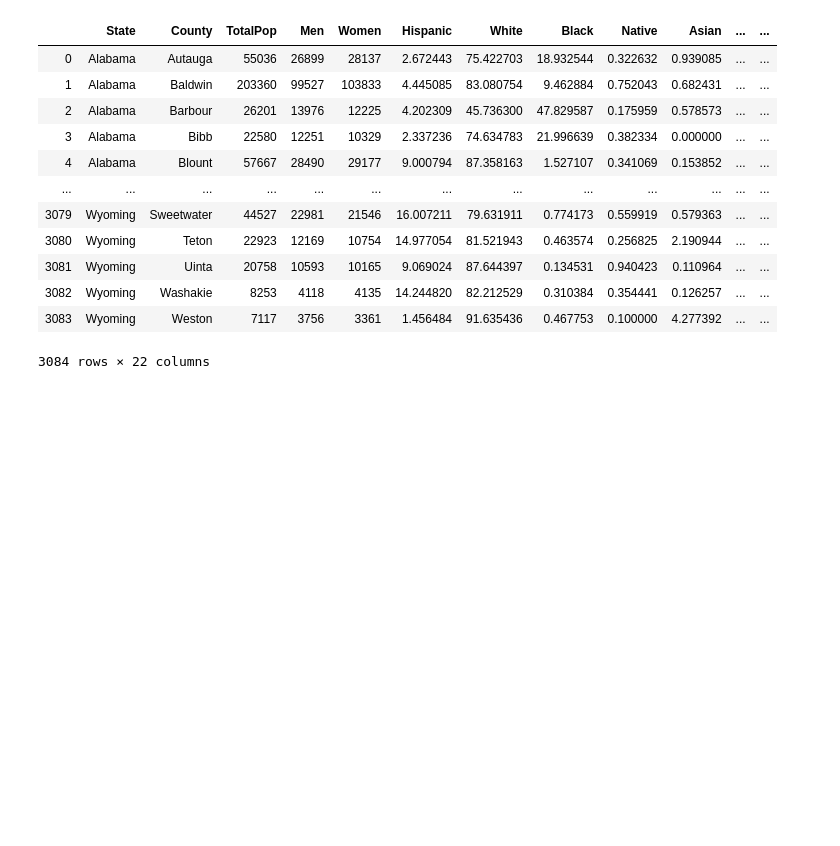
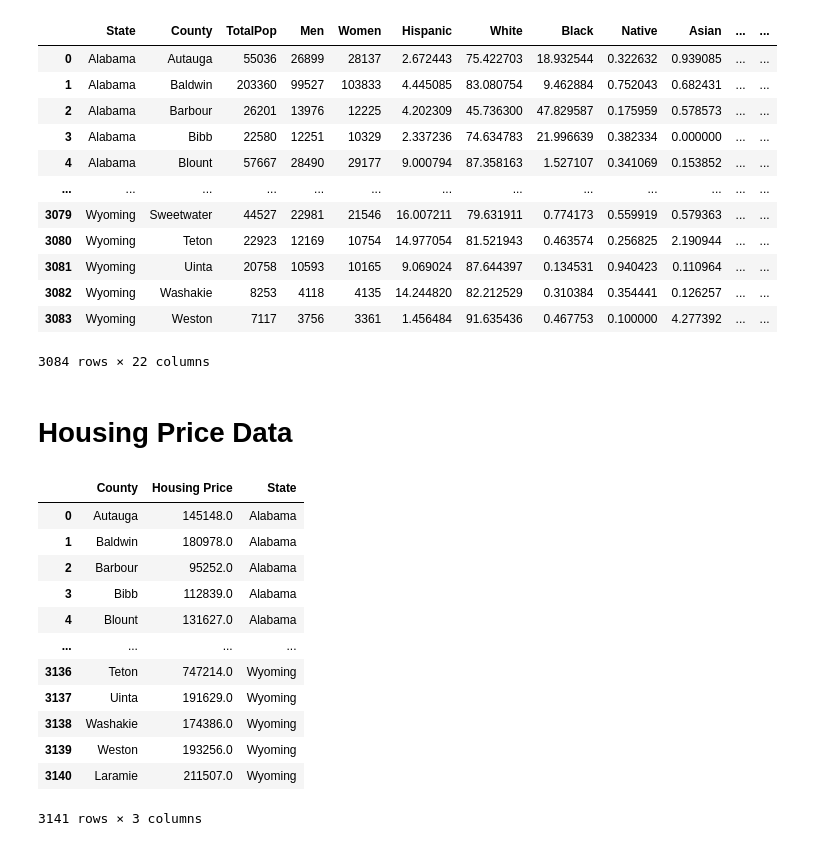
Before and after one commit to li-boxuan/05839-final-project, a Jupyter notebook: eda/data_clean.ipynb, the cells around one changed output. Drawn from its saved outputs; the diff is of its cells as text; code cells hidden in the pictures; blank space fills up the shorter version.

```diff
--- a/eda/data_clean.ipynb
+++ b/eda/data_clean.ipynb
@@ -109,3 +113,5 @@ join_data
 | 3082 | Wyoming | Washakie | 8253 | 4118 | 4135 | 14.244820 | 82.212529 | 0.310384 | 0.354441 | 0.126257 | ... | ... |
 | 3083 | Wyoming | Weston | 7117 | 3756 | 3361 | 1.456484 | 91.635436 | 0.467753 | 0.100000 | 4.277392 | ... | ... |
 3084 rows × 22 columns
+# %% [markdown]
+# Housing Price Data
@@ -111,0 +120,20 @@ join_data
+# %%
+housing_df = housing_df[["Geography", "Q2 Price"]]
+housing_df.columns = ["County", "Housing Price"]
+housing_df["State"] = housing_df["County"].apply(lambda s : s.split(",")[-1].strip())
+housing_df["County"] = housing_df["County"].apply(lambda s : s.split(",")[0].split(" County")[0].strip())
+housing_df
+# %% [output]
+|  | County | Housing Price | State |
+| 0 | Autauga | 145148.0 | Alabama |
+| 1 | Baldwin | 180978.0 | Alabama |
+| 2 | Barbour | 95252.0 | Alabama |
+| 3 | Bibb | 112839.0 | Alabama |
+| 4 | Blount | 131627.0 | Alabama |
+| ... | ... | ... | ... |
+| 3136 | Teton | 747214.0 | Wyoming |
+| 3137 | Uinta | 191629.0 | Wyoming |
+| 3138 | Washakie | 174386.0 | Wyoming |
+| 3139 | Weston | 193256.0 | Wyoming |
+| 3140 | Laramie | 211507.0 | Wyoming |
+3141 rows × 3 columns
```
Also changed, not shown: parts of 14 cells of this notebook, 1 other file.
